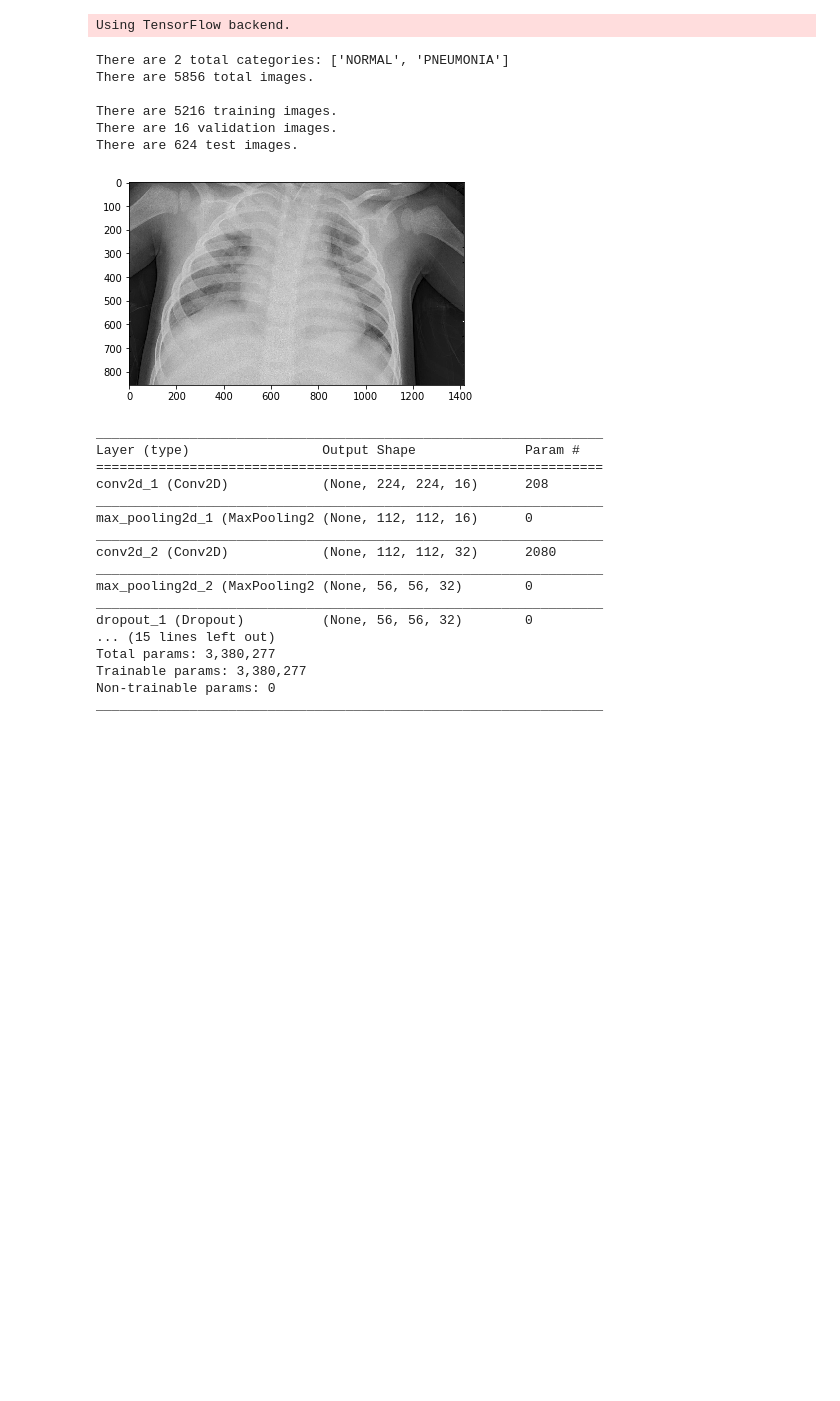
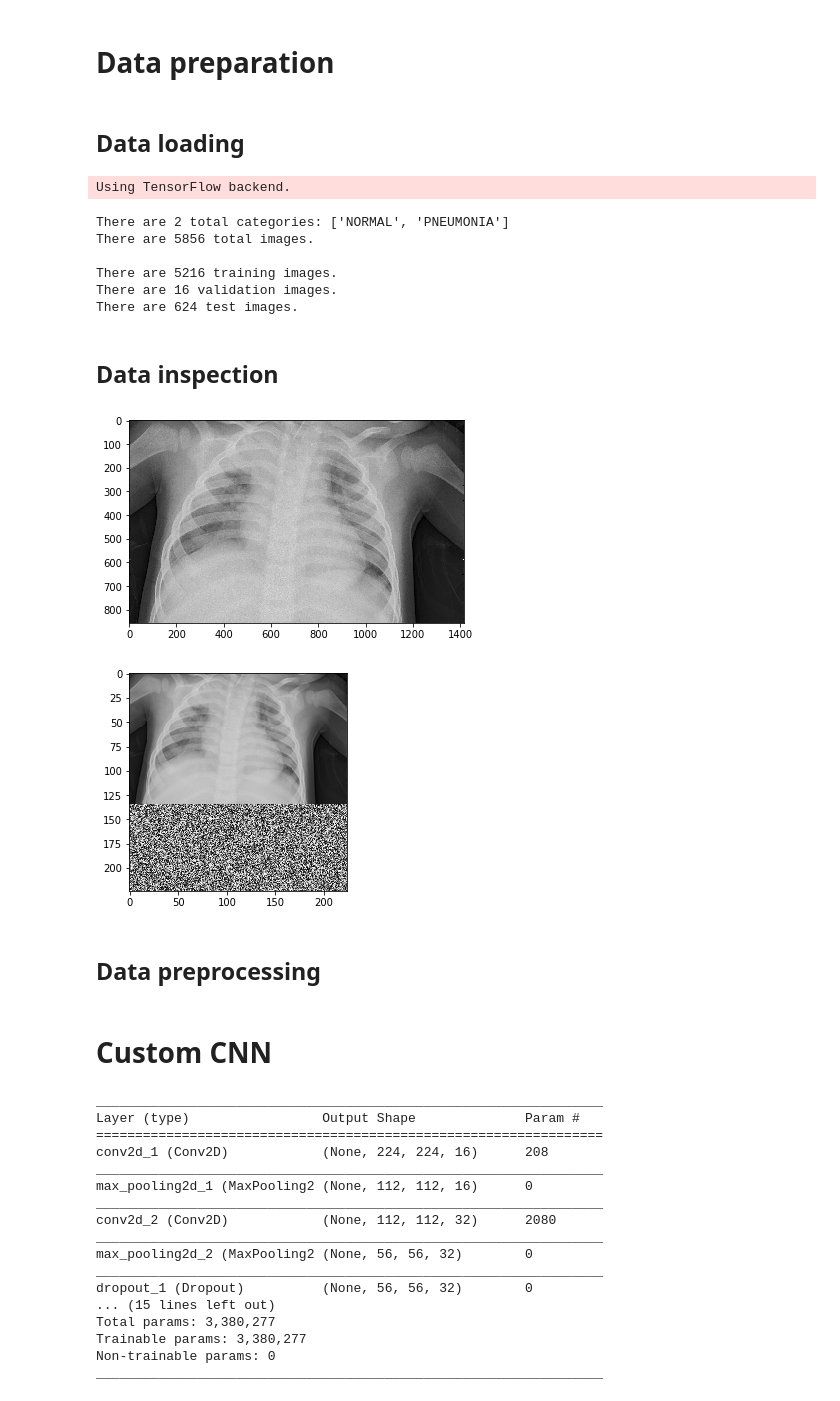
Before and after one commit to davide84/machine-learning, a Jupyter notebook: capstone/xray.ipynb, the cells around one changed output. Saved outputs shown, nothing was run; the diff lists cells and outputs as text; code cells hidden in the pictures; blank space fills up the shorter version.

Commit message:
[Capstone] ADD: proper image resizing

```diff
--- a/capstone/xray.ipynb
+++ b/capstone/xray.ipynb
@@ -1,3 +1,7 @@
+# %% [markdown]
+# Data preparation
+# %% [markdown]
+## Data loading
 # %%
 #
 # Data Loading
@@ -37,22 +41,42 @@ There are 5856 total images.
 There are 5216 training images.
 There are 16 validation images.
 There are 624 test images.
-# %%
-#
-# Data Inspection
-#
-
-import cv2
-import matplotlib.pyplot as plt
-%matplotlib inline
-
-# load color (BGR) image
-img = cv2.imread(train_files[0])
-
-# display a sample image
-plt.imshow(cv2.cvtColor(img, cv2.COLOR_BGR2RGB))
-plt.show()
-# %% [output]
-[figure, removed]
+# %% [markdown]
+## Data inspection
+# %%
+#
+# Data Inspection
+#
+
+import cv2
+import matplotlib.pyplot as plt
+%matplotlib inline
+
+from PIL import Image
+
+desired_size = 224
+random_img = Image.fromarray(np.random.rand(desired_size, desired_size) * 255)
+random_img = random_img.convert('RGB')
+
+def path_to_image(img_path):
+    img = random_img.copy()  # random content image (to ensure the proper size)
+    original_img = Image.open(img_path)
+    original_img.thumbnail((desired_size, desired_size), Image.LANCZOS)  # rescaled image (preserves aspect ratio)
+    img.paste(original_img)
+    return img
+
+# display some sample images
+for i in range(1):
+    # original image
+    plt.imshow(cv2.cvtColor(cv2.imread(train_files[i]), cv2.COLOR_BGR2RGB))
+    plt.show()
+    # show final image
+    plt.imshow(cv2.cvtColor(np.asarray(path_to_image(train_files[i])), cv2.COLOR_BGR2RGB))
+    plt.show()
+# %% [output]
+[figure, added]
+[figure, added]
+# %% [markdown]
+## Data preprocessing
 # %%
 #
@@ -81,6 +105,8 @@ ImageFile.LOAD_TRUNCATED_IMAGES = True
 train_tensors = paths_to_tensor(train_files)
 valid_tensors = paths_to_tensor(valid_files)
 test_tensors = paths_to_tensor(test_files)
+# %% [markdown]
+# Custom CNN
 # %%
 #
 # Experimenting with custom CNN built from scratch
```
Also changed, not shown: parts of 3 cells of this notebook.
